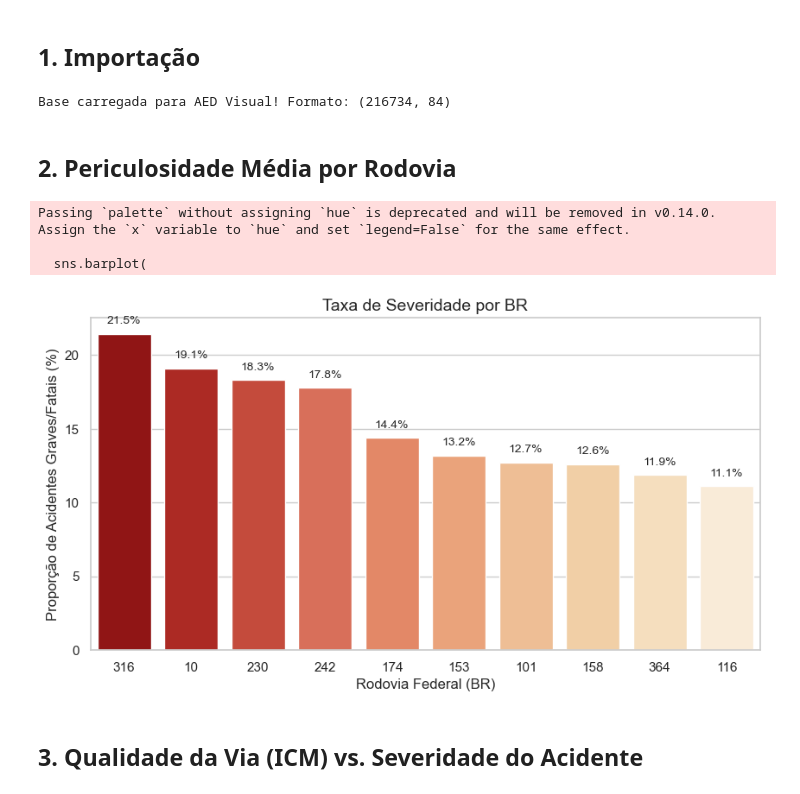
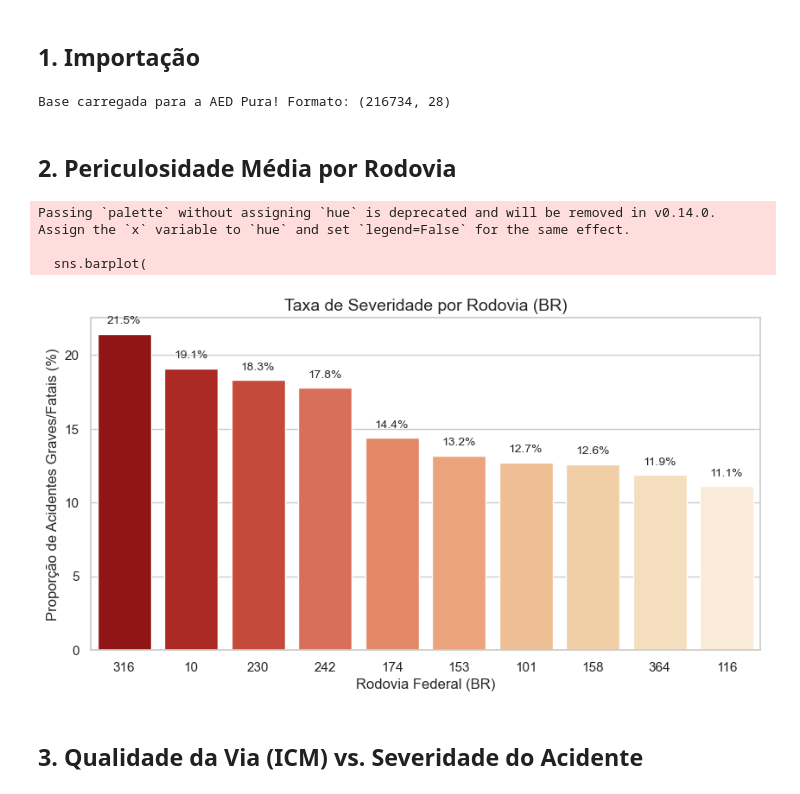
Before and after one commit to athaydegab/PredicaoAcidentesPRF, a Jupyter notebook: notebooks/03_notebook_aed.ipynb, the cells around one changed output. Drawn from its saved outputs; the diff is of its cells as text; code cells hidden in the pictures.

```diff
--- a/notebooks/03_notebook_aed.ipynb
+++ b/notebooks/03_notebook_aed.ipynb
@@ -5,47 +5,49 @@ import pandas as pd
 import matplotlib.pyplot as plt
 import seaborn as sns
 
-# Configurações visuais de alto padrão
+# Configurações visuais
 sns.set_theme(style="whitegrid")
 plt.rcParams['figure.figsize'] = (12, 6)
 plt.rcParams['axes.titlesize'] = 14
 plt.rcParams['axes.labelsize'] = 12
 
-# Carregando a base tratada do Notebook 1
-caminho_dados = '../data/processed/data_model/data_model.csv'
+# 1. Carregando a base PURA que acabamos de exportar do Notebook 1
+caminho_dados = '../data/processed/data_model/dados_aed.csv'
 df_aed = pd.read_csv(caminho_dados, sep=';')
 
-print(f"Base carregada para AED Visual! Formato: {df_aed.shape}")
+# 2. Convertendo a data para operações temporais
+df_aed['data_inversa'] = pd.to_datetime(df_aed['data_inversa'])
+
+print(f"Base carregada para a AED Pura! Formato: {df_aed.shape}")
 # %% [output]
-Base carregada para AED Visual! Formato: (216734, 84)
+Base carregada para a AED Pura! Formato: (216734, 28)
 # %% [markdown]
 ## 2. Periculosidade Média por Rodovia
 # %%
 # Calculando a Taxa de Acidentes Graves/Fatais por BR (em %)
 periculosidade_br = df_aed.groupby('br')['acidente_grave_ou_fatal'].mean().sort_values(ascending=False) * 100
 
 plt.figure(figsize=(10, 5))
 sns.barplot(
     x=periculosidade_br.index,
     y=periculosidade_br.values,
     order=periculosidade_br.index,
-    palette='OrRd_r' # Paleta quente para indicar severidade
+    palette='OrRd_r'
 )
 
-plt.title('Taxa de Severidade por BR')
+plt.title('Taxa de Severidade por Rodovia (BR)')
 plt.ylabel('Proporção de Acidentes Graves/Fatais (%)')
 plt.xlabel('Rodovia Federal (BR)')
 
-# Adicionando os rótulos
 for i, valor in enumerate(periculosidade_br.values):
     plt.text(i, valor + 0.5, f'{valor:.1f}%', ha='center', va='bottom', fontsize=10)
 
 plt.show()
 # %% [output]
 Passing `palette` without assigning `hue` is deprecated and will be removed in v0.14.0. Assign the `x` variable to `hue` and set `legend=False` for the same effect.
 
   sns.barplot(
-[figure, old version]
+[figure, new version]
 # %% [markdown]
 ## 3. Qualidade da Via (ICM) vs. Severidade do Acidente
 # %%
```
Also changed, not shown: parts of 11 cells of this notebook, 2 other files.
